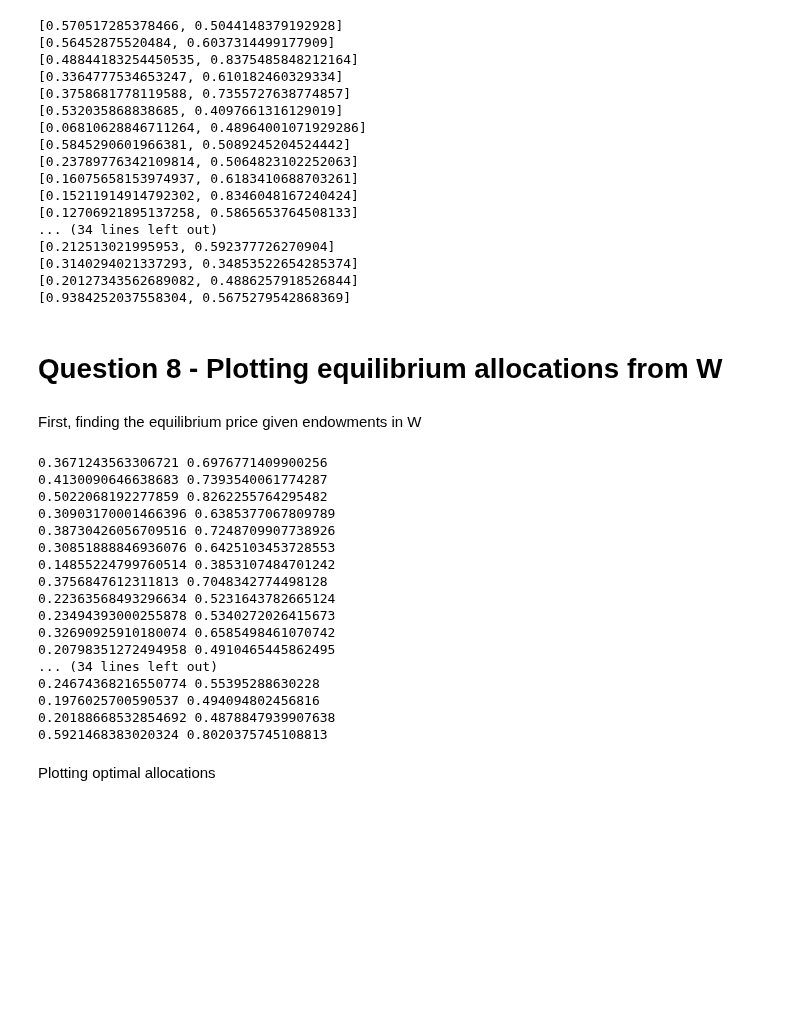
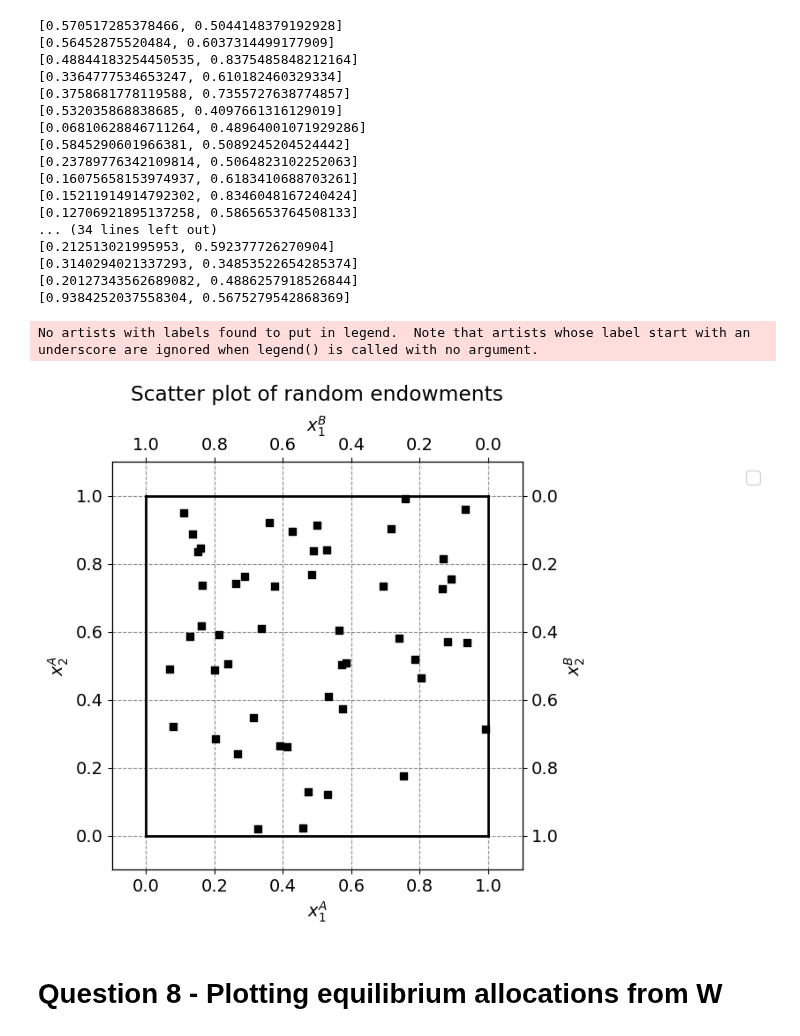
Before and after one commit to NumEconCopenhagen/projects-2024-kt, a Jupyter notebook: inauguralproject/inauguralproject.ipynb, the cells around one changed output. Cells and saved outputs as stored; diff of their text form; code cells hidden in the pictures; blank space fills up the shorter version.

```diff
--- a/inauguralproject/inauguralproject.ipynb
+++ b/inauguralproject/inauguralproject.ipynb
@@ -400,39 +466,44 @@ for i in range(S):
 [0.3140294021337293, 0.34853522654285374]
 [0.20127343562689082, 0.4886257918526844]
 [0.9384252037558304, 0.5675279542868369]
+# %%
+# a. total endowment
+w1bar = 1.0
+w2bar = 1.0
+
+# b. figure set up
+fig = plt.figure(frameon=False,figsize=(6,6), dpi=100)
+ax_A = fig.add_subplot(1, 1, 1)
+
+ax_A.set_xlabel("$x_1^A$")
+ax_A.set_ylabel("$x_2^A$")
+
+temp = ax_A.twinx()
+temp.set_ylabel("$x_2^B$")
+ax_B = temp.twiny()
+ax_B.set_xlabel("$x_1^B$")
+ax_B.invert_xaxis()
+ax_B.invert_yaxis()
+
+# Plotting random draws
+for w in W:
+    ax_A.scatter(w[0], w[1], marker = 's', color = 'black')
+
+# limits
+ax_A.plot([0,w1bar],[0,0],lw=2,color='black')
+ax_A.plot([0,w1bar],[w2bar,w2bar],lw=2,color='black')
+ax_A.plot([0,0],[0,w2bar],lw=2,color='black')
+ax_A.plot([w1bar,w1bar],[0,w2bar],lw=2,color='black')
+
+ax_A.set_xlim([-0.1, w1bar + 0.1])
+ax_A.set_ylim([-0.1, w2bar + 0.1])
+ax_B.set_xlim([w1bar + 0.1, -0.1])
+ax_B.set_ylim([w2bar + 0.1, -0.1])
+
+plt.title('Scatter plot of random endowments', pad = 50)
+ax_A.legend(frameon=True,loc='upper right', bbox_to_anchor=(1.6,1.0));
+# %% [output]
+No artists with labels found to put in legend.  Note that artists whose label start with an underscore are ignored when legend() is called with no argument.
+[figure, added]
 # %% [markdown]
 # Question 8 - Plotting equilibrium allocations from W
-# %% [markdown]
-First, finding the equilibrium price given endowments in W
-# %%
-q8_P1 = []
-q8_xA = []
-for i in range(S):
-    p1 = (par.alpha*q7_w1[i] + par.beta*(1-q7_w1[i])) / (1 - par.alpha*q7_w2[i] - par.beta*(1-q7_w2[i]))
-    q8_P1.append(p1)
-
-for i in range(S):
-    q8_x1A = par.alpha * (q8_P1[i]*q7_w1[i] + q7_w2[i]) / q8_P1[i]
-    q8_x2A = (1 - par.alpha) * (q8_P1[i]*q7_w1[i] + q7_w2[i])
-    q8_xA.append([q8_x1A, q8_x2A])
-    print(q8_x1A, q8_x2A)
-# %% [output]
-0.3671243563306721 0.6976771409900256
-0.4130090646638683 0.7393540061774287
-0.5022068192277859 0.8262255764295482
-0.30903170001466396 0.6385377067809789
-0.38730426056709516 0.7248709907738926
-0.30851888846936076 0.6425103453728553
-0.14855224799760514 0.3853107484701242
-0.3756847612311813 0.7048342774498128
-0.22363568493296634 0.5231643782665124
-0.23494393000255878 0.5340272026415673
-0.32690925910180074 0.6585498461070742
-0.20798351272494958 0.4910465445862495
-... (34 lines left out)
-0.24674368216550774 0.55395288630228
-0.1976025700590537 0.494094802456816
-0.20188668532854692 0.4878847939907638
-0.5921468383020324 0.8020375745108813
-# %% [markdown]
-Plotting optimal allocations
```
Also changed, not shown: parts of 11 cells of this notebook, 1 other file.
